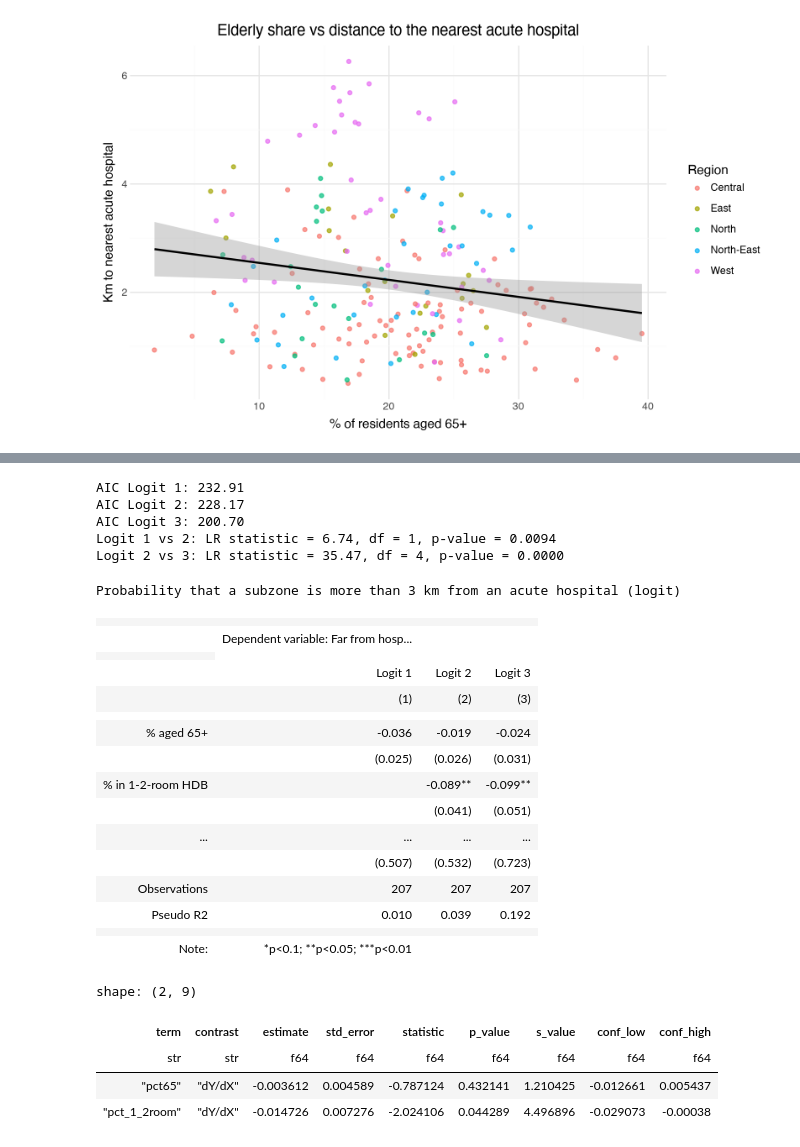
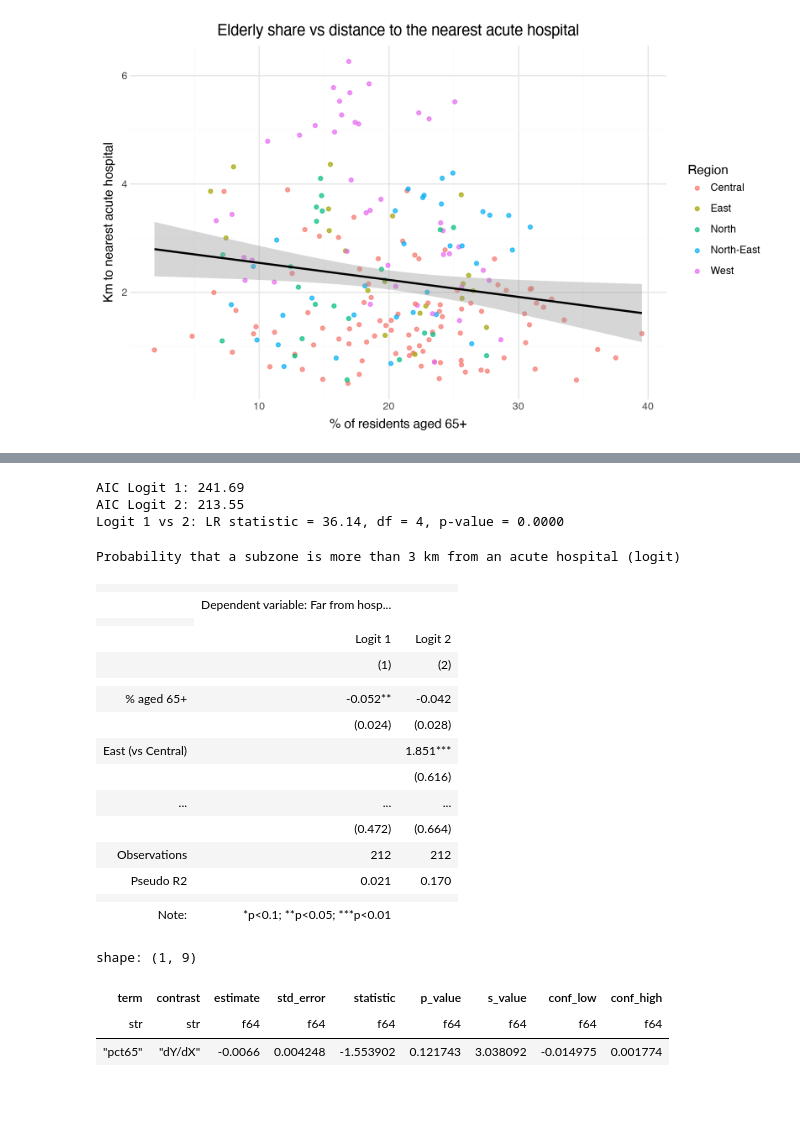
Before and after one commit to yeo-yu-ann31/HS4002-Corgi-Group-Project, a Jupyter notebook: elderly_access_course_methods.ipynb, the cells around one changed output, grey strips where cells are left out. Cells and saved outputs as stored; diff of their text form; code cells hidden in the pictures; blank space fills up the shorter version.

```diff
--- a/elderly_access_course_methods.ipynb
+++ b/elderly_access_course_methods.ipynb
@@ -127,7 +126,7 @@ We read only the columns we need (`usecols`) and make a shorter region name, e.g
 `"North-East"`. Each row is one subzone; there should be 212 rows.
 # %%
 cols = ["planning_area", "subzone", "REGION_N", "pop", "pop65", "pct65", "dist_km_any", "nearest_any",
-        "dist_km_public", "nearest_public", "pct_pt_access", "pop65_no_pt", "pct_1_2room"]
+        "dist_km_public", "nearest_public", "pct_pt_access", "pop65_no_pt"]
 df = pd.read_csv(PROCESSED / "subzone_elderly_access.csv", usecols=cols)
 df["region"] = df.REGION_N.str.replace(" REGION", "").str.title()
 print(df.shape)
@@ -453,11 +457,11 @@ from marginaleffects import avg_slopes
 from stargazer.stargazer import Stargazer
 from statsmodels.stats.anova import anova_lm
 
-mdf = df.dropna(subset=["pct_1_2room"]).copy()
+mdf = df.copy()
 mdf["region"] = pd.Categorical(mdf.region, categories=["Central", "East", "North", "North-East", "West"])
 print(f"Model sample: {len(mdf)} subzones")
 
 lm1 = smf.ols("dist_km_any ~ pct65", data=mdf).fit()
-lm2 = smf.ols("dist_km_any ~ pct65 + pct_1_2room + region", data=mdf).fit()
+lm2 = smf.ols("dist_km_any ~ pct65 + region", data=mdf).fit()
 print(lm2.summary())
 # %% [output]
@@ -519,7 +524,6 @@ brackets are standard errors; stars show significance.
 # %%
 LABELS = {
     "pct65": "% aged 65+",
-    "pct_1_2room": "% in 1-2-room HDB",
     "region[T.East]": "East (vs Central)",
     "region[T.North]": "North (vs Central)",
     "region[T.North-East]": "North-East (vs Central)",
@@ -567,7 +571,6 @@ print(f"Far subzones: {mdf.far.sum()} of {len(mdf)}")
 print(pd.crosstab(mdf.region, mdf.far))
 
 lg1 = smf.logit("far ~ pct65", data=mdf).fit(disp=0)
-lg2 = smf.logit("far ~ pct65 + pct_1_2room", data=mdf).fit(disp=0)
-lg3 = smf.logit("far ~ pct65 + pct_1_2room + region", data=mdf).fit(disp=0)
-print(lg3.summary())
+lg2 = smf.logit("far ~ pct65 + region", data=mdf).fit(disp=0)
+print(lg2.summary())
 # %% [output]
@@ -590,52 +593,48 @@ pct_1_2room             -0.0991      0.051     -1.961      0.050      -0.198   -
 ========================================================================================
 # %%
-for name, m in [("Logit 1", lg1), ("Logit 2", lg2), ("Logit 3", lg3)]:
+for name, m in [("Logit 1", lg1), ("Logit 2", lg2)]:
     print(f"AIC {name}: {m.aic:.2f}")
 
-for small, big, label in [(lg1, lg2, "Logit 1 vs 2"), (lg2, lg3, "Logit 2 vs 3")]:
-    lr_stat = 2 * (big.llf - small.llf)
-    df_diff = big.df_model - small.df_model
-    print(f"{label}: LR statistic = {lr_stat:.2f}, df = {df_diff:.0f}, p-value = {stats.chi2.sf(lr_stat, df_diff):.4f}")
+lr_stat = 2 * (lg2.llf - lg1.llf)
+df_diff = lg2.df_model - lg1.df_model
+print(f"Logit 1 vs 2: LR statistic = {lr_stat:.2f}, df = {df_diff:.0f}, p-value = {stats.chi2.sf(lr_stat, df_diff):.4f}")
 # %% [output]
-AIC Logit 1: 232.91
-AIC Logit 2: 228.17
-AIC Logit 3: 200.70
-Logit 1 vs 2: LR statistic = 6.74, df = 1, p-value = 0.0094
-Logit 2 vs 3: LR statistic = 35.47, df = 4, p-value = 0.0000
+AIC Logit 1: 241.69
+AIC Logit 2: 213.55
+Logit 1 vs 2: LR statistic = 36.14, df = 4, p-value = 0.0000
 # %%
-sg = Stargazer([lg1, lg2, lg3])
+sg = Stargazer([lg1, lg2])
 sg.title("Probability that a subzone is more than 3 km from an acute hospital (logit)")
 sg.dependent_variable_name("Far from hospital")
-sg.custom_columns(["Logit 1", "Logit 2", "Logit 3"], [1, 1, 1])
+sg.custom_columns(["Logit 1", "Logit 2"], [1, 1])
 sg.covariate_order(list(LABELS))
 sg.rename_covariates(LABELS)
 sg
 # %% [output]
 Probability that a subzone is more than 3 km from an acute hospital (logit)
-|  |  |  |  |
-|  | Dependent variable: Far from hosp... |  |  |
+|  |  |  |
+|  | Dependent variable: Far from hosp... |  |
 |  |
-|  | Logit 1 | Logit 2 | Logit 3 |
-|  | (1) | (2) | (3) |
-|  |  |  |  |
-| % aged 65+ | -0.036 | -0.019 | -0.024 |
-|  | (0.025) | (0.026) | (0.031) |
-| % in 1-2-room HDB |  | -0.089** | -0.099** |
-|  |  | (0.041) | (0.051) |
-| ... | ... | ... | ... |
-|  | (0.507) | (0.532) | (0.723) |  |  |  |  |
-| Observations | 207 | 207 | 207 |
-| Pseudo R2 | 0.010 | 0.039 | 0.192 |
-|  |  |  |  |
-| Note: | *p<0.1; **p<0.05; ***p<0.01 |  |  |
+|  | Logit 1 | Logit 2 |
+|  | (1) | (2) |
+|  |  |  |
+| % aged 65+ | -0.052** | -0.042 |
+|  | (0.024) | (0.028) |
+| East (vs Central) |  | 1.851*** |
+|  |  | (0.616) |
+| ... | ... | ... |
+|  | (0.472) | (0.664) |  |  |  |
+| Observations | 212 | 212 |
+| Pseudo R2 | 0.021 | 0.170 |
+|  |  |  |
+| Note: | *p<0.1; **p<0.05; ***p<0.01 |  |
 # %%
 # Average marginal effect: change in the probability of being far for a 1-point increase
-avg_slopes(lg3, variables=["pct65", "pct_1_2room"])
+avg_slopes(lg2, variables=["pct65"])
 # %% [output]
-shape: (2, 9)
+shape: (1, 9)
 | term | contrast | estimate | std_error | statistic | p_value | s_value | conf_low | conf_high |
 | str | str | f64 | f64 | f64 | f64 | f64 | f64 | f64 |
-| "pct65" | "dY/dX" | -0.003612 | 0.004589 | -0.787124 | 0.432141 | 1.210425 | -0.012661 | 0.005437 |
-| "pct_1_2room" | "dY/dX" | -0.014726 | 0.007276 | -2.024106 | 0.044289 | 4.496896 | -0.029073 | -0.00038 |
+| "pct65" | "dY/dX" | -0.0066 | 0.004248 | -1.553902 | 0.121743 | 3.038092 | -0.014975 | 0.001774 |
 # %% [markdown]
 **How to read this.** Logit coefficients (in the table above) are in log-odds, which are hard to interpret.
```
Also changed, not shown: parts of 30 cells of this notebook, 2 other files.
